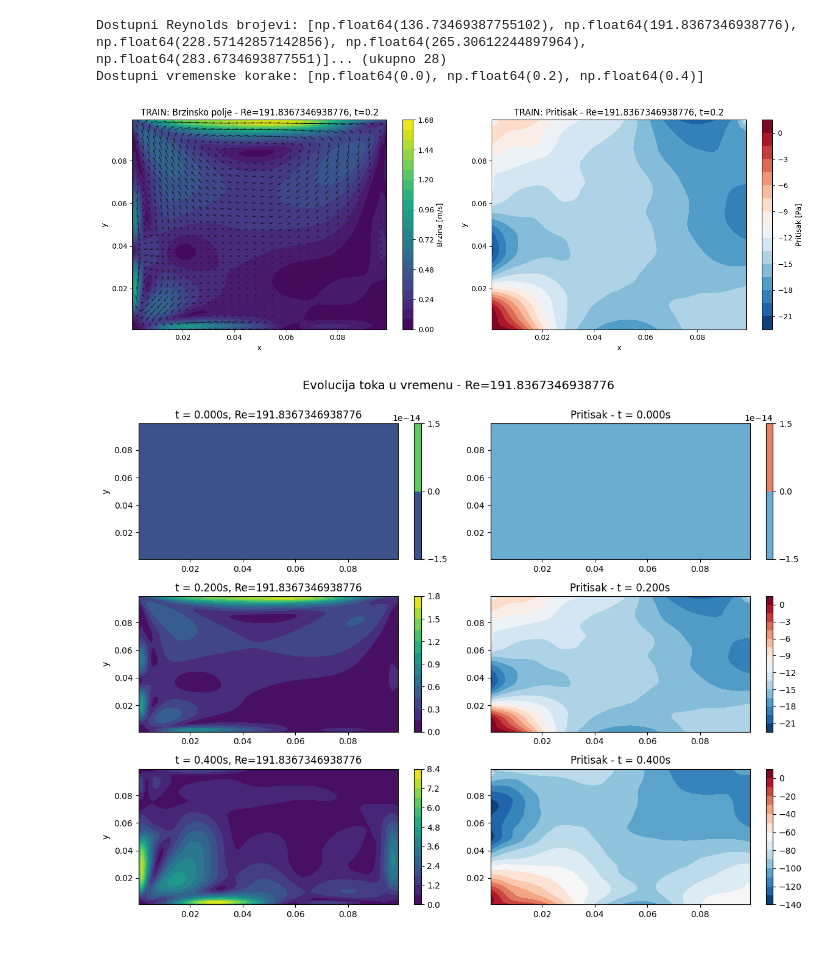
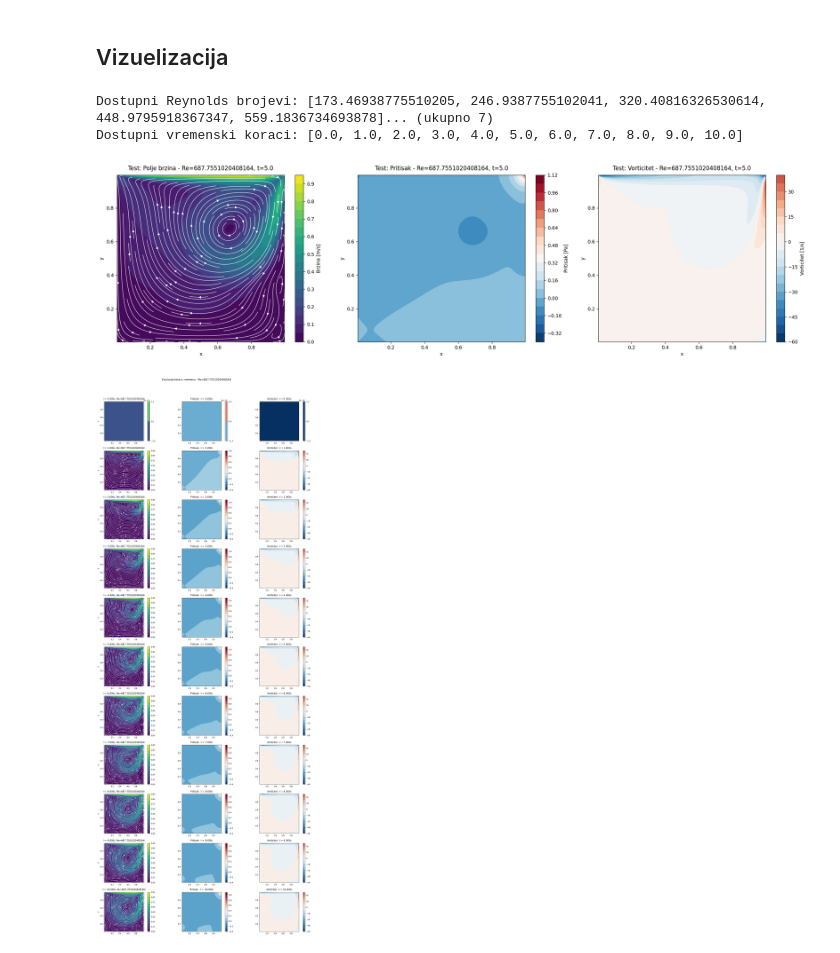
Before and after one commit to flalovic/PINN-for-Simulating-2D-Incompressible-Fluid-Dynamics, a Jupyter notebook: main.ipynb, the cells around one changed output. Cells and saved outputs as stored; diff of their text form; code cells hidden in the pictures.

```diff
--- a/main.ipynb
+++ b/main.ipynb
@@ -112,13 +160,26 @@ plt.legend()
 # %%
-# Učitaj originalne nenormalizovane podatke za vizuelizaciju i evaluaciju
-file_name = "data"
+# Učitaj originalne podatke za vizuelizaciju i evaluaciju
 data_path = pathlib.Path("data")
+file_name = "full_data"
 
 train_df_original, valid_df_original, test_df_original = load_data(data_path, file_name)
+
+
+train_df_original = train_df_original.sort_values(
+    ["re", "time", "y", "x"]
+).reset_index(drop=True)
+
+valid_df_original = valid_df_original.sort_values(
+    ["re", "time", "y", "x"]
+).reset_index(drop=True)
+
+test_df_original = test_df_original.sort_values(
+    ["re", "time", "y", "x"]
+).reset_index(drop=True)
 
 print(f"Train skup: {train_df_original.shape[0]} redova")
 print(f"Valid skup: {valid_df_original.shape[0]} redova")
 print(f"Test skup: {test_df_original.shape[0]} redova")
-print(f"\nVremenske korake: {sorted(train_df_original['time'].unique())}")
-print(f"Reynolds brojevi: {sorted(train_df_original['re'].unique())}")
+print(f"\nVremenske korake: {sorted(train_df_original['time'].unique().tolist())}")
+print(f"Reynolds brojevi: {sorted(train_df_original['re'].unique().tolist())}")
 # %% [output]
@@ -131,11 +191,0 @@ Reynolds brojevi: [np.float64(136.73469387755102), np.float64(191.8367346938776)
-# %%
-# Učitaj originalne nenormalizovane podatke za vizuelizaciju
-file_name = "data"
-data_path = pathlib.Path("data")
-
-train_df_original, valid_df_original, test_df_original = load_data(data_path, file_name)
-
-print(f"Train skup: {train_df_original.shape[0]} redova")
-print(f"Test skup: {test_df_original.shape[0]} redova")
-print(f"\nVremenske korake: {sorted(train_df_original['time'].unique())}")
-print(f"Reynolds brojevi: {sorted(train_df_original['re'].unique())}")
@@ -148,21 +192,23 @@ Reynolds brojevi: [np.float64(136.73469387755102), np.float64(191.8367346938776)
+# %% [markdown]
+## Vizuelizacija
 # %%
-# Primjer: vizuelizacija train skupa
-re_values = sorted(train_df_original['re'].unique())
-time_steps = sorted(train_df_original['time'].unique())
+# Primjer: vizuelizacija test skupa
+re_values = sorted(test_df_original['re'].unique().tolist())
+time_steps = sorted(test_df_original['time'].unique().tolist())
 
 print(f"Dostupni Reynolds brojevi: {re_values[:5]}... (ukupno {len(re_values)})")
-print(f"Dostupni vremenske korake: {time_steps}")
+print(f"Dostupni vremenski koraci: {time_steps}")
 
-# Vizuelizuj prvi Reynolds broj na prvom vremenskom koraku
-visual.plot_velocity_and_pressure(train_df_original, time_steps[1], re_values[1], "TRAIN:")
+# Vizuelizacija jednog Rejnoldsovog broja u datom vremenskom trenutku
+visual.plot_velocity_and_pressure(test_df_original, time_steps[5], re_values[5], "Test:")
 # %% [output]
-Dostupni Reynolds brojevi: [np.float64(136.73469387755102), np.float64(191.8367346938776), np.float64(228.57142857142856), np.float64(265.30612244897964), np.float64(283.6734693877551)]... (ukupno 28)
-Dostupni vremenske korake: [np.float64(0.0), np.float64(0.2), np.float64(0.4)]
+Dostupni Reynolds brojevi: [173.46938775510205, 246.9387755102041, 320.40816326530614, 448.9795918367347, 559.1836734693878]... (ukupno 7)
+Dostupni vremenski koraci: [0.0, 1.0, 2.0, 3.0, 4.0, 5.0, 6.0, 7.0, 8.0, 9.0, 10.0]
-[figure, old version]
+[figure, new version]
 # %%
-# Vizuelizacija evolucije kroz vrijeme za fiksni Reynolds broj
-visual.plot_evolution_in_time(train_df_original, re_values[1])
+# Vizuelizacija evolucije kroz test skupa za jedan Rejnoldsov broj
+visual.plot_evolution_in_time(test_df_original, re_values[5])
 # %% [output]
-[figure, old version]
+[figure, new version]
 # %%
 # Poređenje predviđanja modela sa stvarnim podacima
```
Also changed, not shown: parts of 19 cells of this notebook, 4 other files.
